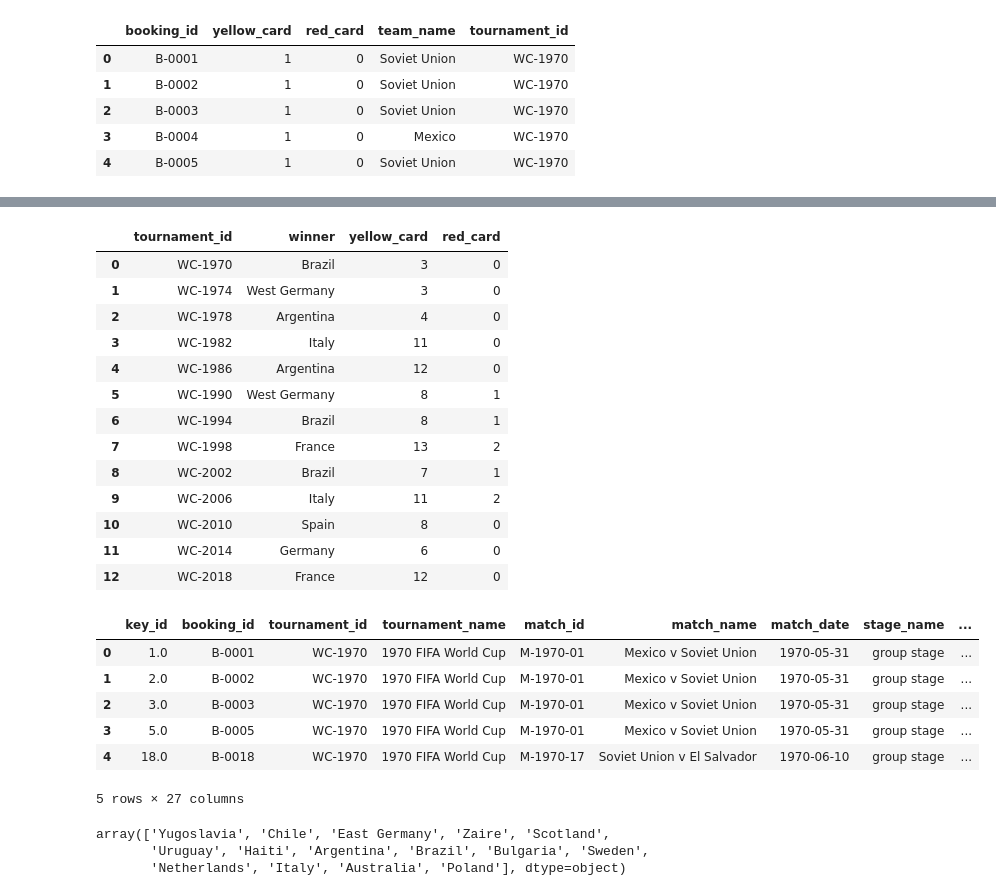
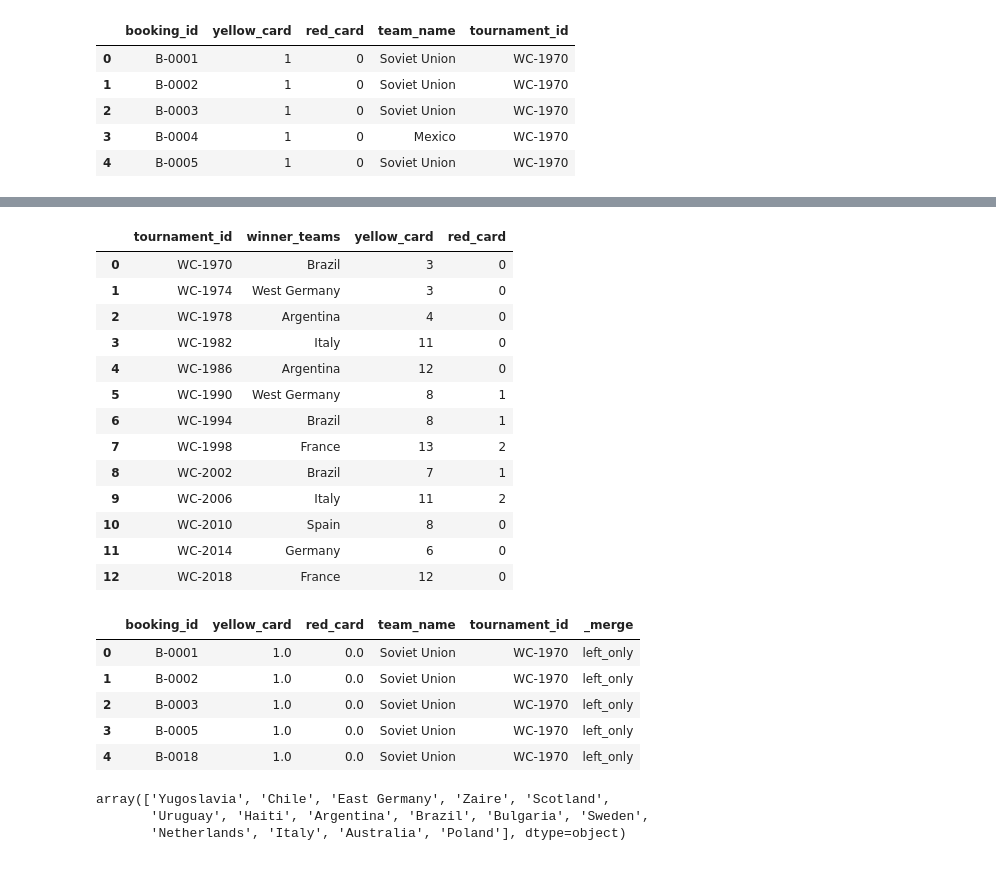
Before and after one commit to NaTaliaebr/Project_1, a Jupyter notebook: data_tranformation/Data_transformation_Q1.ipynb, the cells around one changed output, grey strips where cells are left out. Cells and saved outputs as stored; diff of their text form; code cells hidden in the pictures.

```diff
--- a/data_tranformation/Data_transformation_Q1.ipynb
+++ b/data_tranformation/Data_transformation_Q1.ipynb
@@ -46,10 +40,10 @@ winner_booking_info.head()
 # %%
 winner_booking_info=winner_booking_info.groupby(['tournament_id', 'team_name']).agg( {'yellow_card': 'sum', 'red_card': 'sum'} ).reset_index()
-winner_booking_info=winner_booking_info.rename(columns={'team_name' : 'winner'})
+winner_booking_info=winner_booking_info.rename(columns={'team_name' : 'winner_teams'})
 
 winner_booking_info
 # %% [output]
-|  | tournament_id | winner | yellow_card | red_card |
+|  | tournament_id | winner_teams | yellow_card | red_card |
 | 0 | WC-1970 | Brazil | 3 | 0 |
 | 1 | WC-1974 | West Germany | 3 | 0 |
 | 2 | WC-1978 | Argentina | 4 | 0 |
@@ -64,19 +58,18 @@ winner_booking_info
 | 11 | WC-2014 | Germany | 6 | 0 |
 | 12 | WC-2018 | France | 12 | 0 |
 # %%
-df_temp = bookings_data.merge( tournament_data[ [ 'tournament_id', 'team_name' ] ], \
+non_winner_booking_info = bookings_data.merge( tournament_data[ [ 'tournament_id', 'team_name' ] ], \
                       how='outer', left_on=['tournament_id', 'team_name'], \
                       right_on=['tournament_id', 'team_name'], indicator=True )
 
-df_temp = df_temp.loc[ df_temp['_merge'] == 'left_only' ]
+non_winner_booking_info = non_winner_booking_info.loc[ non_winner_booking_info['_merge'] == 'left_only' ]
 
-df_temp.head()
+non_winner_booking_info.head()
 # %% [output]
-|  | key_id | booking_id | tournament_id | tournament_name | match_id | match_name | match_date | stage_name | ... |
-| 0 | 1.0 | B-0001 | WC-1970 | 1970 FIFA World Cup | M-1970-01 | Mexico v Soviet Union | 1970-05-31 | group stage | ... |
-| 1 | 2.0 | B-0002 | WC-1970 | 1970 FIFA World Cup | M-1970-01 | Mexico v Soviet Union | 1970-05-31 | group stage | ... |
-| 2 | 3.0 | B-0003 | WC-1970 | 1970 FIFA World Cup | M-1970-01 | Mexico v Soviet Union | 1970-05-31 | group stage | ... |
-| 3 | 5.0 | B-0005 | WC-1970 | 1970 FIFA World Cup | M-1970-01 | Mexico v Soviet Union | 1970-05-31 | group stage | ... |
-| 4 | 18.0 | B-0018 | WC-1970 | 1970 FIFA World Cup | M-1970-17 | Soviet Union v El Salvador | 1970-06-10 | group stage | ... |
+|  | booking_id | yellow_card | red_card | team_name | tournament_id | _merge |
+| 0 | B-0001 | 1.0 | 0.0 | Soviet Union | WC-1970 | left_only |
+| 1 | B-0002 | 1.0 | 0.0 | Soviet Union | WC-1970 | left_only |
+| 2 | B-0003 | 1.0 | 0.0 | Soviet Union | WC-1970 | left_only |
+| 3 | B-0005 | 1.0 | 0.0 | Soviet Union | WC-1970 | left_only |
+| 4 | B-0018 | 1.0 | 0.0 | Soviet Union | WC-1970 | left_only |
-5 rows × 27 columns
 # %%
```
Also changed, not shown: parts of 8 cells of this notebook, 7 other files.
